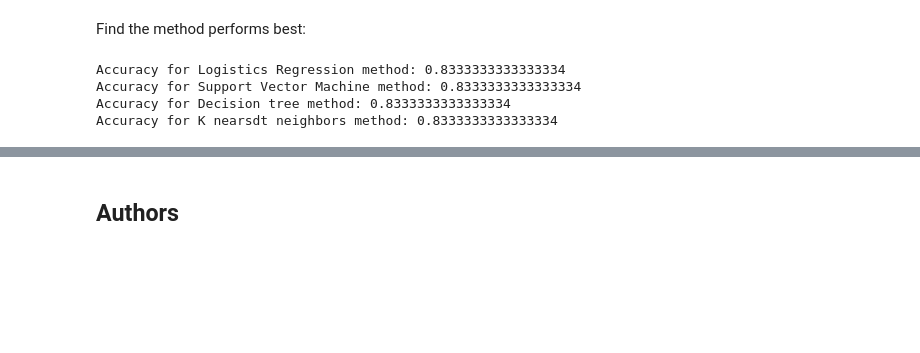
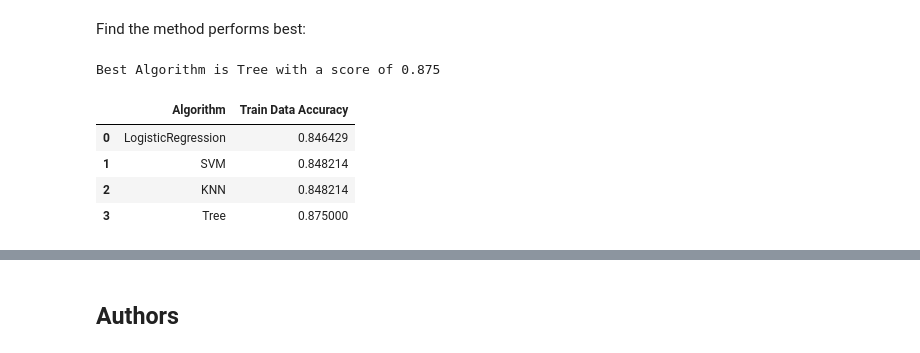
Before and after one commit to TNissy04/testrepo, a Jupyter notebook: SpaceX_Machine Learning Prediction_Part_5.ipynb, the cells around one changed output, grey strips where cells are left out. Drawn from its saved outputs; the diff is of its cells as text; code cells hidden in the pictures; blank space fills up the shorter version.

```diff
--- a/SpaceX_Machine Learning Prediction_Part_5.ipynb
+++ b/SpaceX_Machine Learning Prediction_Part_5.ipynb
@@ -227,5 +219,5 @@ parameters = {'kernel':('linear', 'rbf','poly','rbf', 'sigmoid'),
               'gamma':np.logspace(-3, 3, 5)}
 svm = SVC()
 # %%
-gscv = GridSearchCV(svm,parameters,scoring='accuracy',cv=10)
-svm_cv = gscv.fit(X_train,Y_train)
+svm_cv=GridSearchCV(svm, parameters, cv=10)
+svm_cv.fit(X_train,Y_train)
@@ -262,5 +264,5 @@ parameters = {'criterion': ['gini', 'entropy'],
      'min_samples_leaf': [1, 2, 4],
      'min_samples_split': [2, 5, 10]}
 
-tree = DecisionTreeClassifier()
+predtree = DecisionTreeClassifier()
 # %%
@@ -333,13 +344,41 @@ plot_confusion_matrix(Y_test,yhat)
 ## TASK  12
 # %% [markdown]
 Find the method performs best:
-# %%
-print('Accuracy for Logistics Regression method:', logreg_cv.score(X_test, Y_test))
-print( 'Accuracy for Support Vector Machine method:', svm_cv.score(X_test, Y_test))
-print('Accuracy for Decision tree method:', tree_cv.score(X_test, Y_test))
-print('Accuracy for K nearsdt neighbors method:', knn_cv.score(X_test, Y_test))
-# %% [output]
-Accuracy for Logistics Regression method: 0.8333333333333334
-Accuracy for Support Vector Machine method: 0.8333333333333334
-Accuracy for Decision tree method: 0.8333333333333334
-Accuracy for K nearsdt neighbors method: 0.8333333333333334
+# %%
+#import numpy as np
+#import matplotlib.pyplot as plt
+
+#plt.barh(method, accuracy)
+#plt.xlabel('Accuracy')
+#plt.ylabel('Method')
+#plt.show()
+
+
+#results_df = {'method': method,
+# 'accuracy': accuracy}
+
+#frame = pd.DataFrame(results_df)
+#frame
+
+
+
+
+algorithms = {'KNN':knn_cv.best_score_,'Tree':tree_cv.best_score_,'LogisticRegression':logreg_cv.best_score_,'SVM':svm_cv.best_score_}
+bestalgorithm = max(algorithms, key=algorithms.get)
+print('Best Algorithm is',bestalgorithm,'with a score of',algorithms[bestalgorithm])
+
+score_df = pd.DataFrame.from_dict(algorithms, orient='index', columns=['Train Data Accuracy'])
+score_df.sort_values(['Train Data Accuracy'], inplace=True)
+score_df.head(6)
+
+
+score_df = score_df.reset_index()
+score_df.rename(columns = {'index': 'Algorithm'}, inplace = True)
+score_df.head(6)
+# %% [output]
+Best Algorithm is Tree with a score of 0.875
+|  | Algorithm | Train Data Accuracy |
+| 0 | LogisticRegression | 0.846429 |
+| 1 | SVM | 0.848214 |
+| 2 | KNN | 0.848214 |
+| 3 | Tree | 0.875000 |
```
Also changed, not shown: parts of 23 cells of this notebook.
